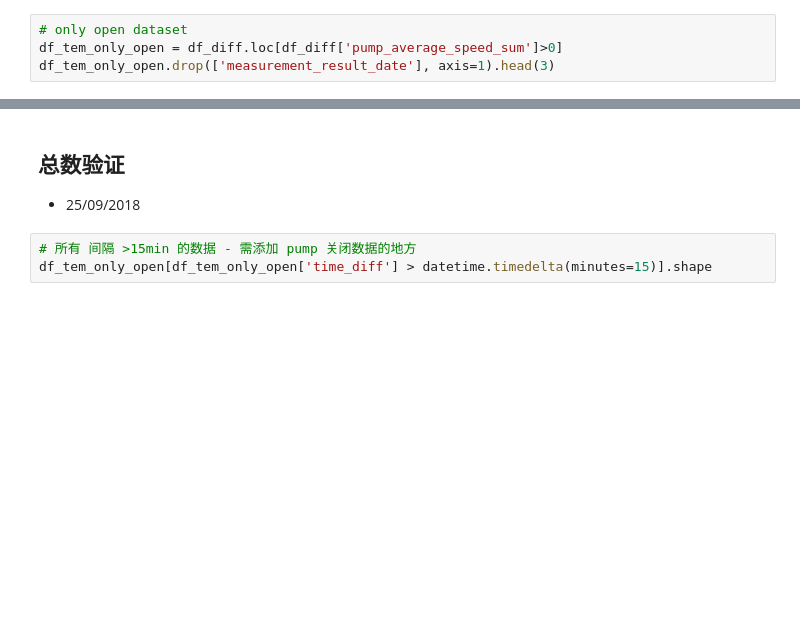
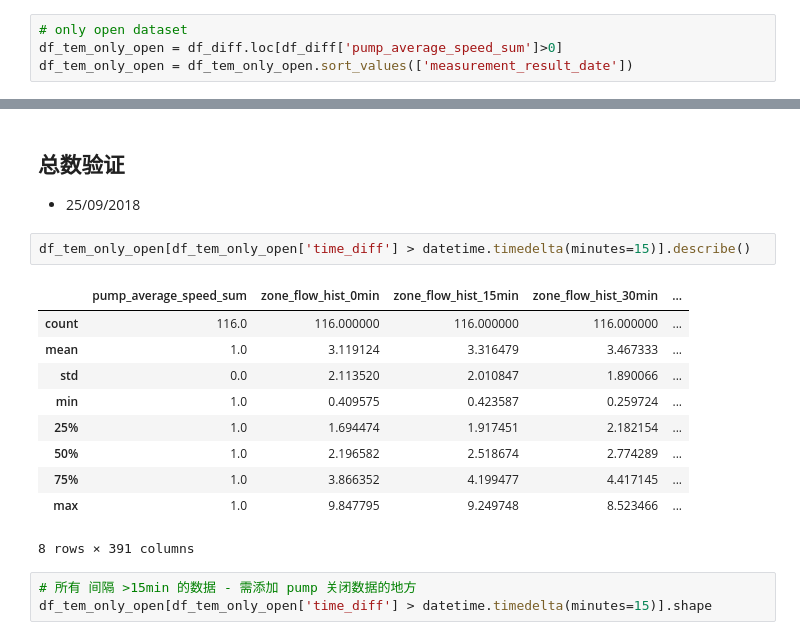
Before and after one commit to Yitta/XGBoost, a Jupyter notebook: 06_build_dataset_with_4_files.ipynb, the cells around one changed output, grey strips where cells are left out. Drawn from its saved outputs; the diff is of its cells as text; blank space fills up the shorter version.

```diff
--- a/06_build_dataset_with_4_files.ipynb
+++ b/06_build_dataset_with_4_files.ipynb
@@ -131,4 +132,4 @@ df_diff.head(5)
 # %%
 # only open dataset
 df_tem_only_open = df_diff.loc[df_diff['pump_average_speed_sum']>0]
-df_tem_only_open.drop(['measurement_result_date'], axis=1).head(3)
+df_tem_only_open = df_tem_only_open.sort_values(['measurement_result_date'])
@@ -260,6 +246,19 @@ df_series_result.to_csv(modelling_diff_data_directory, index=None)
 # %% [markdown]
 ## 总数验证
 - 25/09/2018
+# %%
+df_tem_only_open[df_tem_only_open['time_diff'] > datetime.timedelta(minutes=15)].describe()
+# %% [output]
+|  | pump_average_speed_sum | zone_flow_hist_0min | zone_flow_hist_15min | zone_flow_hist_30min | ... |
+| count | 116.0 | 116.000000 | 116.000000 | 116.000000 | ... |
+| mean | 1.0 | 3.119124 | 3.316479 | 3.467333 | ... |
+| std | 0.0 | 2.113520 | 2.010847 | 1.890066 | ... |
+| min | 1.0 | 0.409575 | 0.423587 | 0.259724 | ... |
+| 25% | 1.0 | 1.694474 | 1.917451 | 2.182154 | ... |
+| 50% | 1.0 | 2.196582 | 2.518674 | 2.774289 | ... |
+| 75% | 1.0 | 3.866352 | 4.199477 | 4.417145 | ... |
+| max | 1.0 | 9.847795 | 9.249748 | 8.523466 | ... |
+8 rows × 391 columns
 # %%
 # 所有 间隔 >15min 的数据 - 需添加 pump 关闭数据的地方
 df_tem_only_open[df_tem_only_open['time_diff'] > datetime.timedelta(minutes=15)].shape
```
Also changed, not shown: parts of 12 cells of this notebook.
